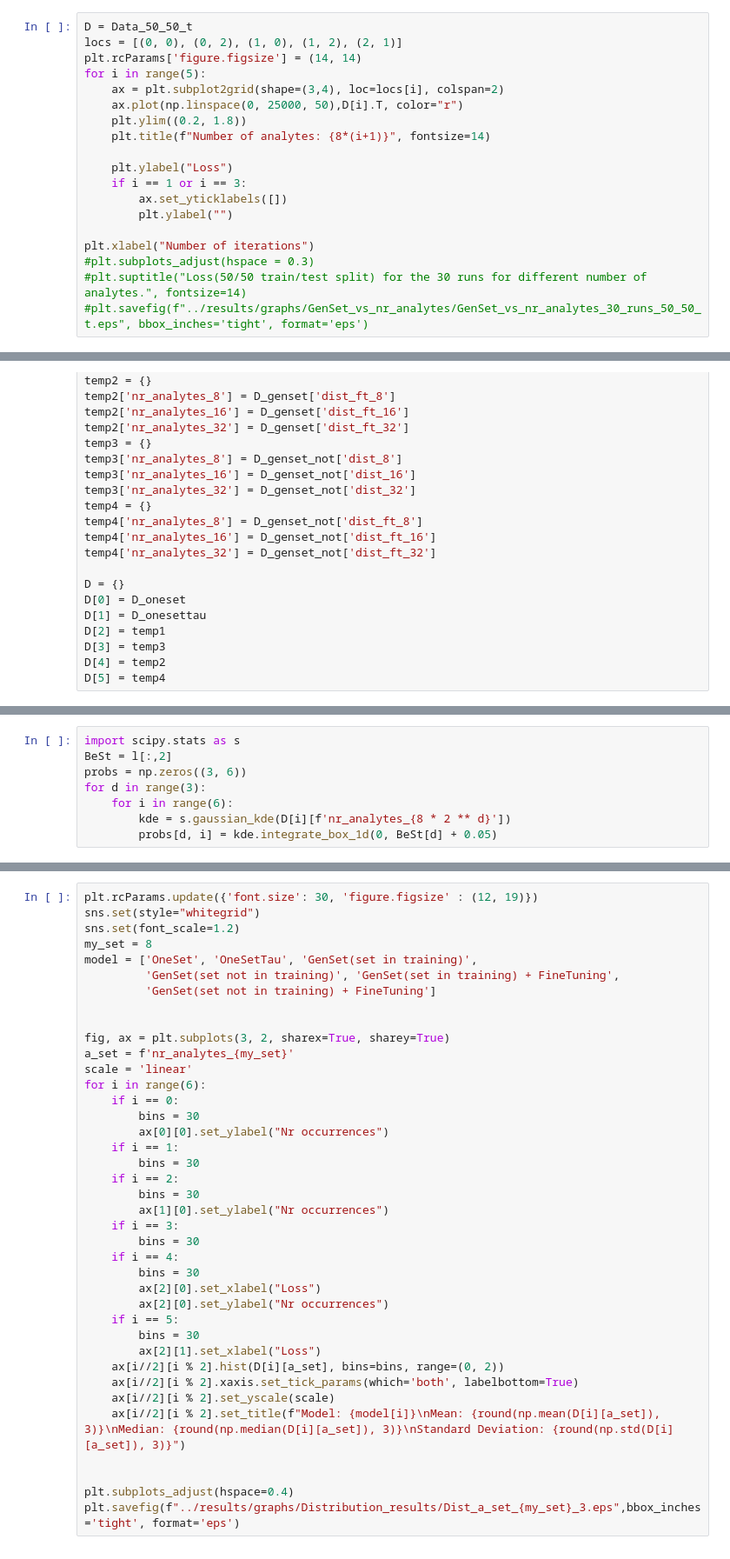
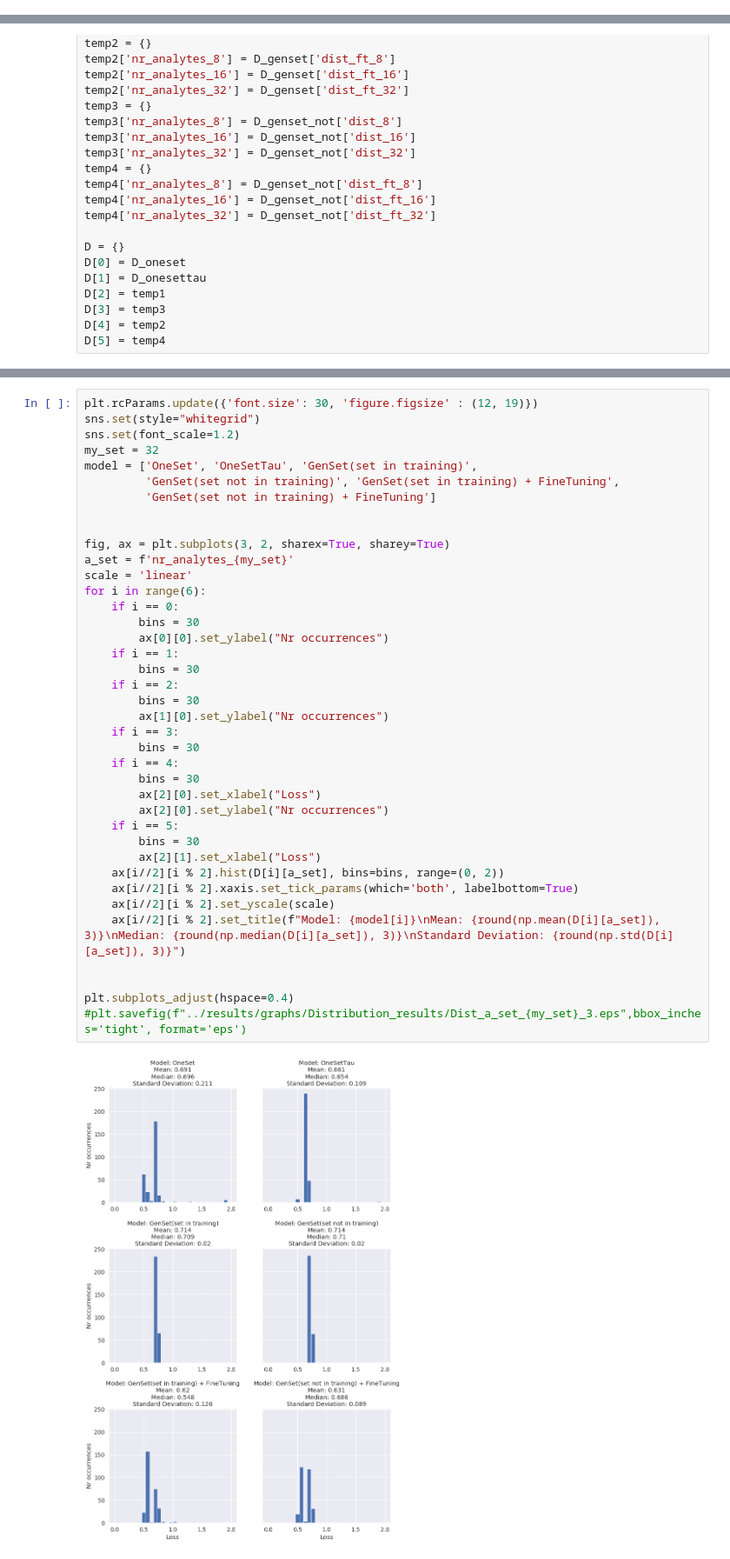
Before and after one commit to StefanBogdan/RL_liquid_chromatography, a Jupyter notebook: code/Results.ipynb, the cells around one changed output, grey strips where cells are left out. Shown at 87% size. Cells and saved outputs as stored; diff of their text form.

```diff
--- a/code/Results.ipynb
+++ b/code/Results.ipynb
@@ -772,19 +609,0 @@ plt.savefig(f"../results/graphs/GenSet_vs_nr_analytes/GenSet_vs_nr_analytes_10_a
-# %%
-D = Data_50_50_t
-locs = [(0, 0), (0, 2), (1, 0), (1, 2), (2, 1)]
-plt.rcParams['figure.figsize'] = (14, 14)
-for i in range(5):
-    ax = plt.subplot2grid(shape=(3,4), loc=locs[i], colspan=2)
-    ax.plot(np.linspace(0, 25000, 50),D[i].T, color="r")
-    plt.ylim((0.2, 1.8))
-    plt.title(f"Number of analytes: {8*(i+1)}", fontsize=14)
-
-    plt.ylabel("Loss")
-    if i == 1 or i == 3:
-        ax.set_yticklabels([])
-        plt.ylabel("")
-
-plt.xlabel("Number of iterations")
-#plt.subplots_adjust(hspace = 0.3)
-#plt.suptitle("Loss(50/50 train/test split) for the 30 runs for different number of analytes.", fontsize=14)
-#plt.savefig(f"../results/graphs/GenSet_vs_nr_analytes/GenSet_vs_nr_analytes_30_runs_50_50_t.eps", bbox_inches='tight', format='eps')
@@ -1185,8 +1014,0 @@ D[0]['nr_analytes_8'].shape
-# %%
-import scipy.stats as s
-BeSt = l[:,2]
-probs = np.zeros((3, 6))
-for d in range(3):
-    for i in range(6):
-        kde = s.gaussian_kde(D[i][f'nr_analytes_{8 * 2 ** d}'])
-        probs[d, i] = kde.integrate_box_1d(0, BeSt[d] + 0.05)
@@ -1197,38 +1016,40 @@ for pro in probs[2]:
 plt.rcParams.update({'font.size': 30, 'figure.figsize' : (12, 19)})
 sns.set(style="whitegrid")
 sns.set(font_scale=1.2)
-my_set = 8
+my_set = 32
 model = ['OneSet', 'OneSetTau', 'GenSet(set in training)',
          'GenSet(set not in training)', 'GenSet(set in training) + FineTuning',
          'GenSet(set not in training) + FineTuning']
 
 
 fig, ax = plt.subplots(3, 2, sharex=True, sharey=True)
 a_set = f'nr_analytes_{my_set}'
 scale = 'linear'
 for i in range(6):
     if i == 0:
         bins = 30
         ax[0][0].set_ylabel("Nr occurrences")
     if i == 1:
         bins = 30
     if i == 2:
         bins = 30
         ax[1][0].set_ylabel("Nr occurrences")
     if i == 3:
         bins = 30
     if i == 4:
         bins = 30
         ax[2][0].set_xlabel("Loss")
         ax[2][0].set_ylabel("Nr occurrences")
     if i == 5:
         bins = 30
         ax[2][1].set_xlabel("Loss")
     ax[i//2][i % 2].hist(D[i][a_set], bins=bins, range=(0, 2))
     ax[i//2][i % 2].xaxis.set_tick_params(which='both', labelbottom=True)
     ax[i//2][i % 2].set_yscale(scale)
     ax[i//2][i % 2].set_title(f"Model: {model[i]}\nMean: {round(np.mean(D[i][a_set]), 3)}\nMedian: {round(np.median(D[i][a_set]), 3)}\nStandard Deviation: {round(np.std(D[i][a_set]), 3)}")
 
 
 plt.subplots_adjust(hspace=0.4)
-plt.savefig(f"../results/graphs/Distribution_results/Dist_a_set_{my_set}_3.eps",bbox_inches='tight', format='eps')
+#plt.savefig(f"../results/graphs/Distribution_results/Dist_a_set_{my_set}_3.eps",bbox_inches='tight', format='eps')
+# %% [output]
+[figure, added]
```
Also changed, not shown: parts of 53 cells of this notebook, 3 other files.
